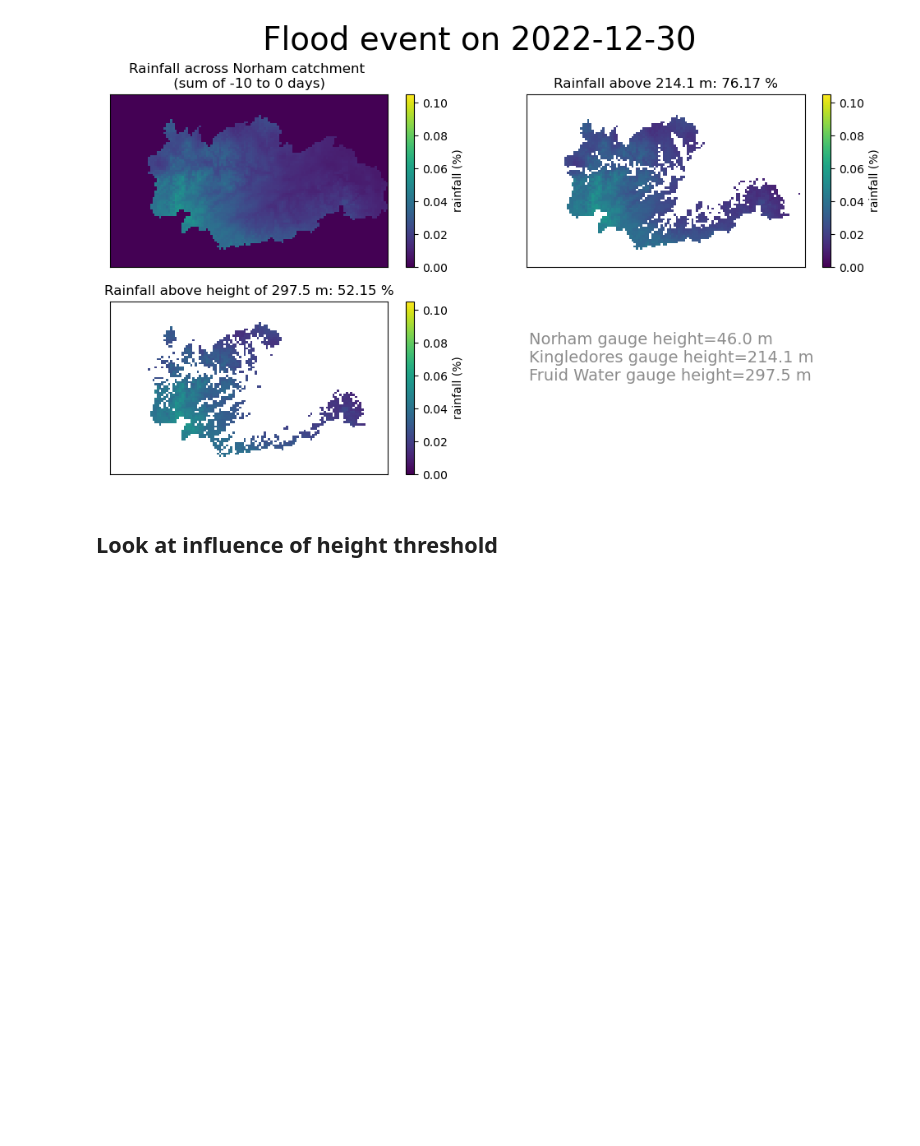
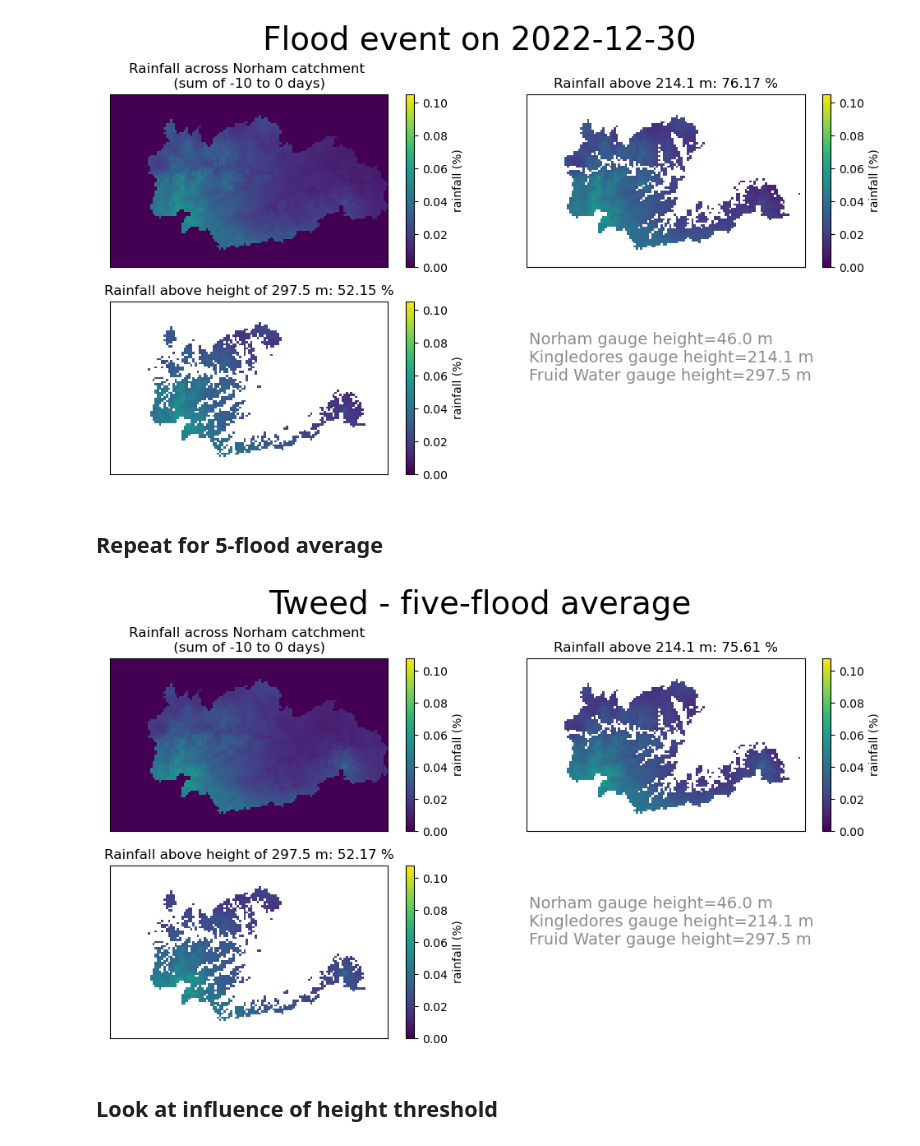
Before and after one commit to Thomasjkeel/FDRI-high-altitude-rainfall-and-floods, a Jupyter notebook: River Tweed/High_altitude_rainfall.ipynb, the cells around one changed output. Drawn from its saved outputs; the diff is of its cells as text; code cells hidden in the pictures; blank space fills up the shorter version.

```diff
--- a/River Tweed/High_altitude_rainfall.ipynb
+++ b/River Tweed/High_altitude_rainfall.ipynb
@@ -256,3 +256,5 @@ fig.subplots_adjust(hspace=.2)
 #             bbox_inches='tight', dpi=200)
 # %% [output]
 [figure]
+# %% [markdown]
+## Repeat for 5-flood average
@@ -259,3 +264,56 @@ fig.subplots_adjust(hspace=.2)
+# %%
+for ind, flood_name in enumerate(flood_data_dict.keys()):
+    flood_to_examine = flood_data_dict[flood_name]
+    flood_date = flood_to_examine["date"]
+    haduk_data = flood_to_examine["data"]
+
+    haduk_norham_mask_sum_prop = run_prop_rainfall_analysis(region_shp=norham_shp,\
+                                                         flood_date=flood_date,\
+                                                         days_before_flood=days_before_flood,
+                                                         haduk_data=haduk_data,\
+                                                         hght_data=tweed_hght)
+    if ind == 0:
+        total_norham_mask_sum_prop = haduk_norham_mask_sum_prop
+    else:
+        total_norham_mask_sum_prop += haduk_norham_mask_sum_prop
+# %%
+mean_norham_mask_sum_prop = total_norham_mask_sum_prop/len(flood_data_dict)
+# %%
+mean_norham_mask_sum_prop_above_kingledores = mask_region_rainfall_by_hght(mean_norham_mask_sum_prop, norham_hght, threshold=kingledores_station_height_buffer)
+mean_norham_mask_sum_prop_above_fruid = mask_region_rainfall_by_hght(mean_norham_mask_sum_prop, norham_hght, threshold=fruid_station_height_buffer)
+# %%
+mean_pnt_above_kingledores = (sum_region_rainfall(mean_norham_mask_sum_prop_above_kingledores)*100).data.round(2)
+mean_pnt_above_fruid = (sum_region_rainfall(mean_norham_mask_sum_prop_above_fruid)*100).data.round(2)
+mean_rain_prop_vmax = (mean_norham_mask_sum_prop.max().round(5)*100+0.05)
+
+
+fig, axes = plt.subplots(2, 2, figsize=(12, 6))
+(mean_norham_mask_sum_prop*100).plot(ax=axes[0][0], vmin=0, vmax=mean_rain_prop_vmax,\
+                                 cbar_kwargs={'label':f'rainfall (%)'})
+axes[0][0].set_title(f'Rainfall across Norham catchment \n (sum of -{days_before_flood+1} to 0 days) ');
+(mean_norham_mask_sum_prop_above_kingledores*100).plot(ax=axes[0][1], vmin=0, vmax=mean_rain_prop_vmax,\
+                                              cbar_kwargs={'label':f'rainfall (%)'})
+axes[0][1].set_title(f'Rainfall above {kingledores_station_height_buffer/10} m: {mean_pnt_above_kingledores} %');
+(mean_norham_mask_sum_prop_above_fruid*100).plot(ax=axes[1][0], vmin=0, vmax=mean_rain_prop_vmax,\
+                                                 cbar_kwargs={'label':f'rainfall (%)'})
+axes[1][0].set_title(f'Rainfall above height of {fruid_station_height_buffer/10} m: {mean_pnt_above_fruid} %');
+
+axes[1][1].remove()
+
+for ax in axes.flatten():
+    ax.set_xlabel(None)
+    ax.set_ylabel(None)
+    ax.set_xticks([]); ax.set_yticks([]);
+    ax.set_xlim(285000, 410000)
+plt.suptitle(f'Tweed - five-flood average', y=1.02, size=28)
+fig.text(s=f'Norham gauge height={norham_station_height} m\nKingledores gauge height={kingledores_station_height/10} m\nFruid Water gauge height={fruid_station_height/10} m',\
+          x=.55, y=.3, color='grey', alpha=.9, size=14)
+
+fig.subplots_adjust(hspace=.2)
+# plt.savefig(f'Figures/fiveflood_mean_norham_{days_before_flood+1}d_prop_rain.png',\
+#             bbox_inches='tight', dpi=200)
+# %% [output]
+[figure, added]
 # %% [markdown]
 ## Look at influence of height threshold
 # %%
```
Also changed, not shown: parts of 1 cell of this notebook, 4 other files.
